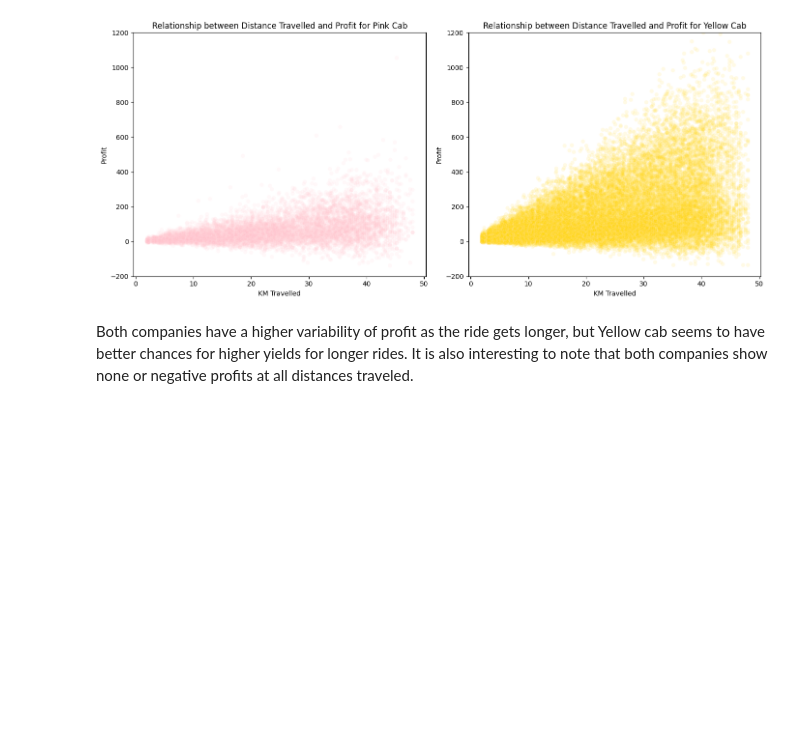
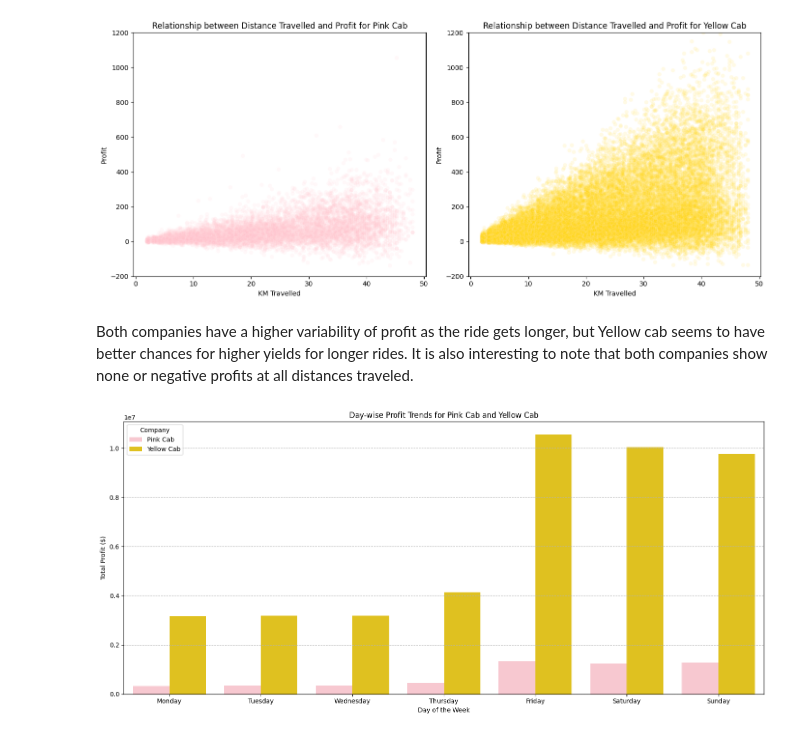
Before and after one commit to matthewiversen/data-glacier-internship, a Jupyter notebook: week-2/notebook.ipynb, the cells around one changed output. Drawn from its saved outputs; the diff is of its cells as text; code cells hidden in the pictures; blank space fills up the shorter version.

```diff
--- a/week-2/notebook.ipynb
+++ b/week-2/notebook.ipynb
@@ -514,3 +518,26 @@ plt.show()
 [figure]
 # %% [markdown]
 Both companies have a higher variability of profit as the ride gets longer, but Yellow cab seems to have better chances for higher yields for longer rides. It is also interesting to note that both companies show none or negative profits at all distances traveled.
+# %%
+# First we deal with the date conversion (excel -> datetime)
+cab_data['Date of Travel'] = pd.to_datetime(cab_data['Date of Travel'], origin='1899-12-30', unit='D')
+
+# Extracting day
+cab_data['Day of Week'] = cab_data['Date of Travel'].dt.day_name()
+day_order = ['Monday', 'Tuesday', 'Wednesday', 'Thursday', 'Friday', 'Saturday', 'Sunday']
+
+# Grouping data by day/company
+daywise_profit = cab_data.groupby(['Day of Week', 'Company'])['Profit'].sum().reset_index()
+
+# Plotting the day-wise profit trends for both companies
+plt.figure(figsize=(15, 7))
+sb.barplot(data=daywise_profit, x='Day of Week', y='Profit', hue='Company', order=day_order, palette=['pink', 'gold'])
+plt.title('Day-wise Profit Trends for Pink Cab and Yellow Cab')
+plt.xlabel('Day of the Week')
+plt.ylabel('Total Profit ($)')
+plt.legend(title="Company")
+plt.grid(True, axis='y', ls="--", c='0.7')
+plt.tight_layout()
+plt.show()
+# %% [output]
+[figure, added]
```
Also changed, not shown: parts of 13 cells of this notebook, 31 other files.
